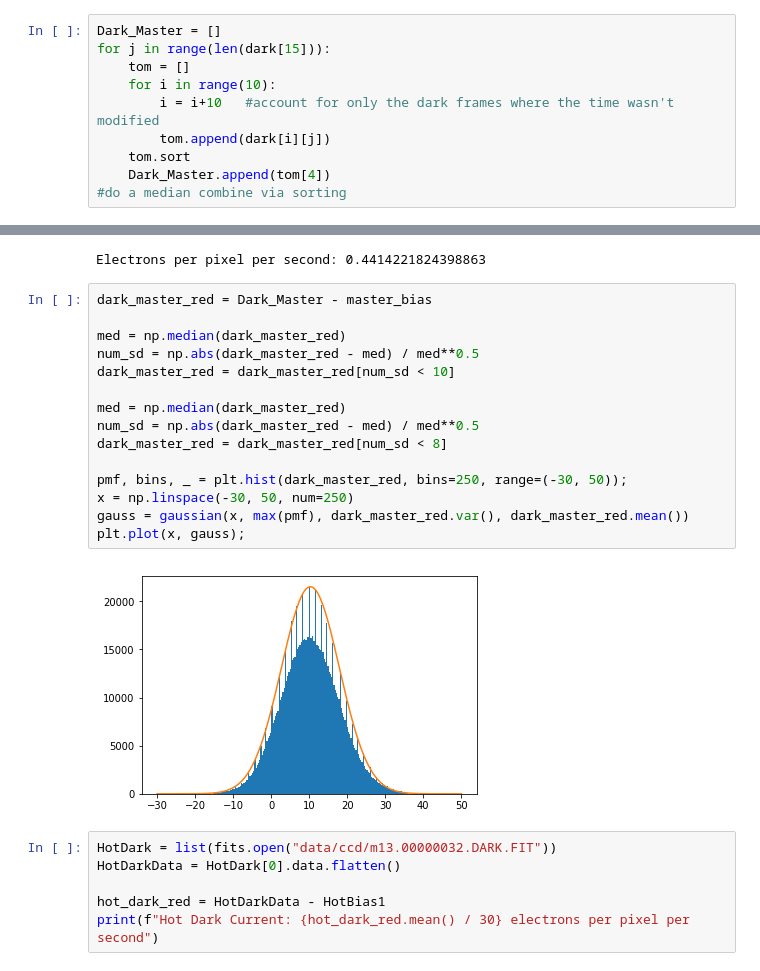
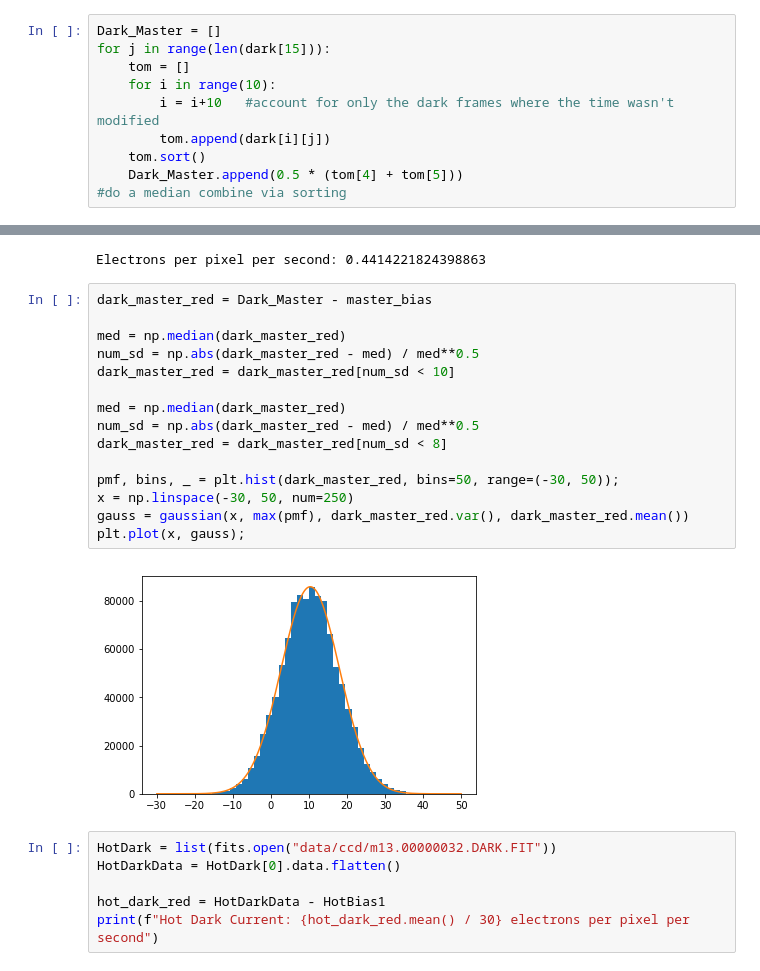
Before and after one commit to astro-kjc/AST443, a Jupyter notebook: Lab0/Lab0.ipynb, the cells around one changed output, grey strips where cells are left out. Saved outputs shown, nothing was run; the diff lists cells and outputs as text.

```diff
--- a/Lab0/Lab0.ipynb
+++ b/Lab0/Lab0.ipynb
@@ -95,8 +97,8 @@ for j in range(len(dark[15])):
     for i in range(10):
         i = i+10   #account for only the dark frames where the time wasn't modified
         tom.append(dark[i][j])
-    tom.sort
-    Dark_Master.append(tom[4])
+    tom.sort()
+    Dark_Master.append(0.5 * (tom[4] + tom[5]))
 #do a median combine via sorting
 # %%
 Davg, Dode, Ded, Dtd = stas(Dark_Master)
@@ -190,20 +192,20 @@ Electrons per pixel per second: 0.4414221824398863
 # %%
 dark_master_red = Dark_Master - master_bias
 
 med = np.median(dark_master_red)
 num_sd = np.abs(dark_master_red - med) / med**0.5
 dark_master_red = dark_master_red[num_sd < 10]
 
 med = np.median(dark_master_red)
 num_sd = np.abs(dark_master_red - med) / med**0.5
 dark_master_red = dark_master_red[num_sd < 8]
 
-pmf, bins, _ = plt.hist(dark_master_red, bins=250, range=(-30, 50));
+pmf, bins, _ = plt.hist(dark_master_red, bins=50, range=(-30, 50));
 x = np.linspace(-30, 50, num=250)
 gauss = gaussian(x, max(pmf), dark_master_red.var(), dark_master_red.mean())
 plt.plot(x, gauss);
 # %% [output]
-[figure, old version]
+[figure, new version]
 # %%
 HotDark = list(fits.open("data/ccd/m13.00000032.DARK.FIT"))
 HotDarkData = HotDark[0].data.flatten()
```
Also changed, not shown: parts of 10 cells of this notebook.
